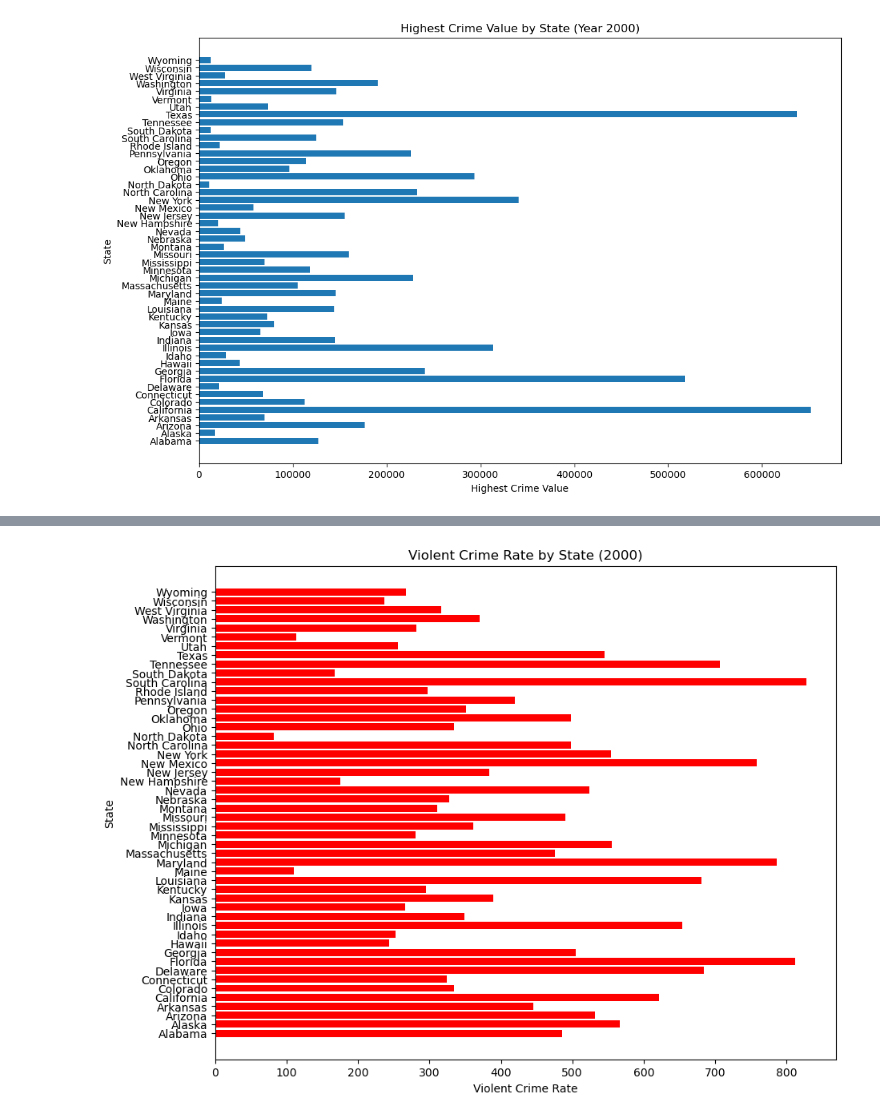
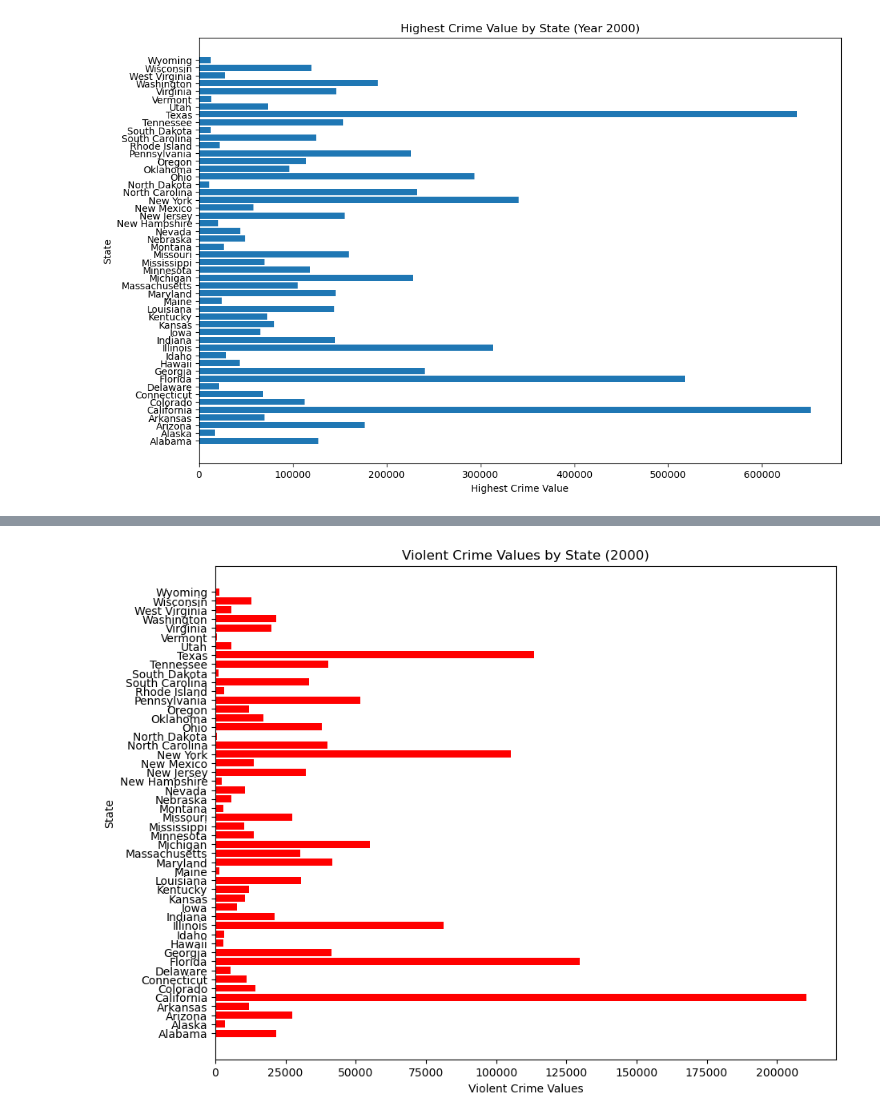
Before and after one commit to dfolland51020/cs130-project, a Jupyter notebook: analysis.ipynb, the cells around one changed output, grey strips where cells are left out. Drawn from its saved outputs; the diff is of its cells as text; code cells hidden in the pictures.

```diff
--- a/analysis.ipynb
+++ b/analysis.ipynb
@@ -192,6 +192,7 @@ plt.show()
 import pandas as pd
 import matplotlib.pyplot as plt
 import numpy as np
+from matplotlib.ticker import FuncFormatter
 
 # Load data
 state_crime = pd.read_csv('state_crime.csv')
@@ -204,25 +205,29 @@ excluded_areas = ['United States', 'District of Columbia']
 state_crime_2000 = state_crime_2000[~state_crime_2000['State'].isin(excluded_areas)]
 
 # Select only the columns needed
-columns_graph1 = ['State', 'Data.Rates.Violent.All', 'Data.Rates.Property.All']
+columns_graph1 = ['State', 'Data.Totals.Violent.All', 'Data.Totals.Property.All']
 plot_data = state_crime_2000[columns_graph1].set_index('State')
+
+# Formatter for thousands
+formatter = FuncFormatter(lambda x, pos: f'{int(x/1000)}K')
 
 # Create bar graph
 plt.figure(figsize=(14, 8))
 
 # Create side-by-side bars
-x = np.arange(len(plot_data))  # positions for states
-width = 0.4                     # bar width
+x = np.arange(len(plot_data))
+width = 0.4
 
-plt.bar(x - width/2, plot_data['Data.Rates.Violent.All'],
-        width, label='Violent Crime Rate', color='red')
-plt.bar(x + width/2, plot_data['Data.Rates.Property.All'],
-        width, label='Property Crime Rate', color = 'green')
+plt.bar(x - width/2, plot_data['Data.Totals.Violent.All'],
+        width, label='Violent Crime Totals', color='red')
+plt.bar(x + width/2, plot_data['Data.Totals.Property.All'],
+        width, label='Property Crime Total', color='green')
 
 # Labeling
 plt.xticks(x, plot_data.index, rotation=90)
-plt.ylabel('Crime Rate')
-plt.title('Violent vs Property Crime Rates by State (2000)')
+plt.gca().yaxis.set_major_formatter(formatter)  # ← APPLY FORMATTER
+plt.ylabel('Total Crime Values')
+plt.title('Violent vs Property Crime Values by State (2000)')
 plt.legend()
 
 plt.tight_layout()
@@ -234,26 +315,26 @@ plt.show()
 # %%
 import matplotlib.pyplot as plt
 
 #defining what columns I want to use to compare
-plot_data = state_crime_2000[['State', 'Data.Rates.Violent.All']]
+plot_data = state_crime_2000[['State', 'Data.Totals.Violent.All']]
 
 #sort by violet rates
-plot_data = plot_data.sort_values('Data.Rates.Violent.All')
+plot_data = plot_data.sort_values('Data.Totals.Violent.All')
 
 #alphabetical order or states
 plot_data = plot_data.sort_values('State')
 
 #creating the bar graph with sizing that will need to be adjusted and I goolged how to change the color so there was a difference
 plt.figure(figsize=(10, 8))
-plt.barh(plot_data['State'], plot_data['Data.Rates.Violent.All'], color = 'red')
+plt.barh(plot_data['State'], plot_data['Data.Totals.Violent.All'], color = 'red')
 
-plt.xlabel('Violent Crime Rate')
+plt.xlabel('Violent Crime Values')
 plt.ylabel('State')
-plt.title('Violent Crime Rate by State (2000)')
+plt.title('Violent Crime Values by State (2000)')
 
 plt.show()
 # %% [output]
-[figure, old version]
+[figure, new version]
 # %%
 import matplotlib.pyplot as plt
 
```
Also changed, not shown: parts of 3 cells of this notebook.
